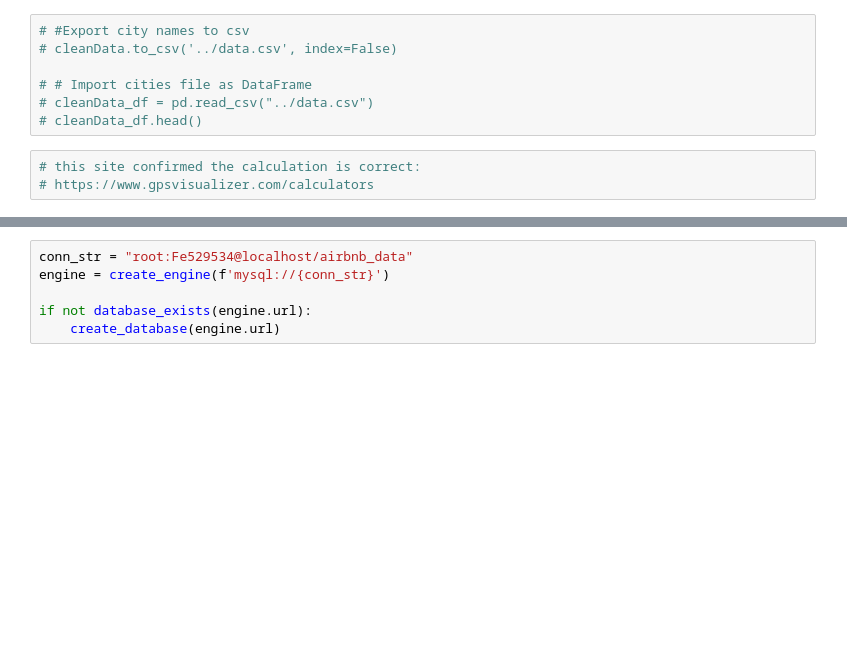
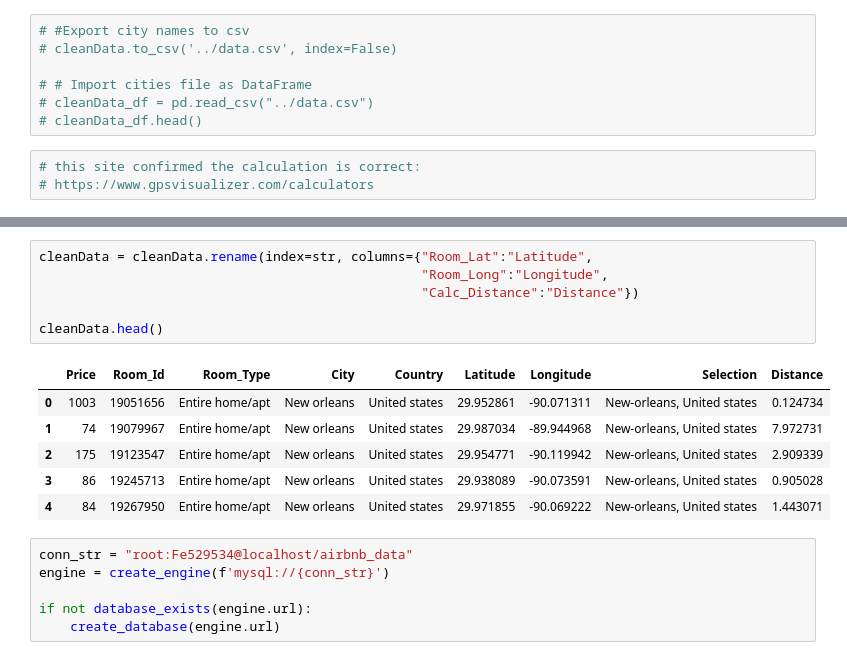
Before and after one commit to FeLowe/NW-Bootcamp-Project2_Data_Visualization, a Jupyter notebook: ExampleCode/Untitled.ipynb, the cells around one changed output, grey strips where cells are left out. Drawn from its saved outputs; the diff is of its cells as text; blank space fills up the shorter version.

Commit message:
updated database columns name

```diff
--- a/ExampleCode/Untitled.ipynb
+++ b/ExampleCode/Untitled.ipynb
@@ -239,3 +230,16 @@ cleanData.head()
+# %%
+cleanData = cleanData.rename(index=str, columns={"Room_Lat":"Latitude",
+                                                 "Room_Long":"Longitude",
+                                                 "Calc_Distance":"Distance"})
+
+cleanData.head()
+# %% [output]
+|  | Price | Room_Id | Room_Type | City | Country | Latitude | Longitude | Selection | Distance |
+| 0 | 1003 | 19051656 | Entire home/apt | New orleans | United states | 29.952861 | -90.071311 | New-orleans, United states | 0.124734 |
+| 1 | 74 | 19079967 | Entire home/apt | New orleans | United states | 29.987034 | -89.944968 | New-orleans, United states | 7.972731 |
+| 2 | 175 | 19123547 | Entire home/apt | New orleans | United states | 29.954771 | -90.119942 | New-orleans, United states | 2.909339 |
+| 3 | 86 | 19245713 | Entire home/apt | New orleans | United states | 29.938089 | -90.073591 | New-orleans, United states | 0.905028 |
+| 4 | 84 | 19267950 | Entire home/apt | New orleans | United states | 29.971855 | -90.069222 | New-orleans, United states | 1.443071 |
 # %%
 conn_str = "root:Fe529534@localhost/airbnb_data"
 engine = create_engine(f'mysql://{conn_str}')
```
Also changed, not shown: parts of 5 cells of this notebook.
